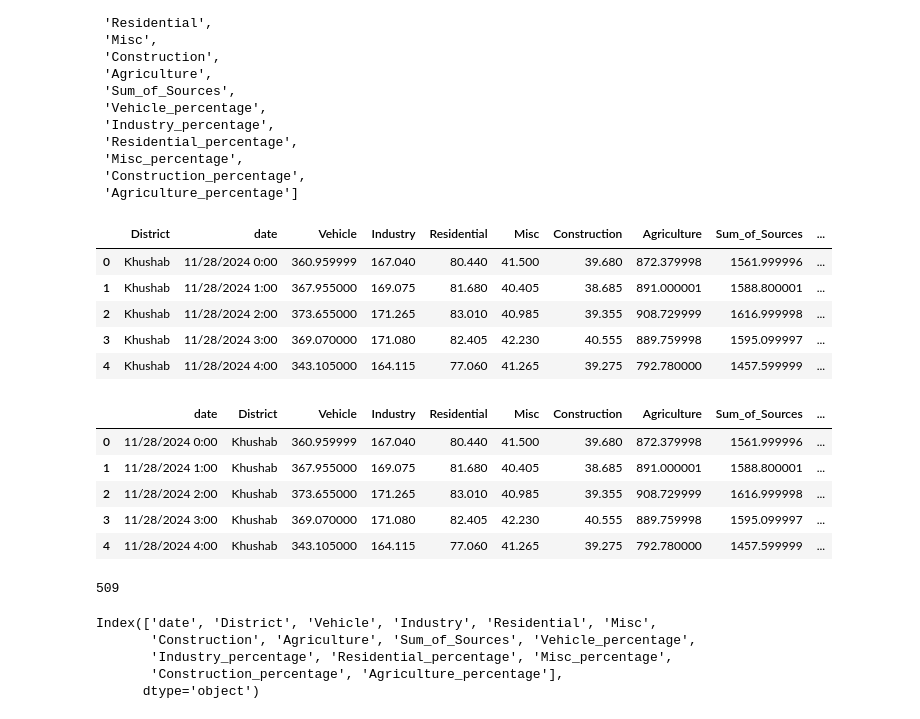
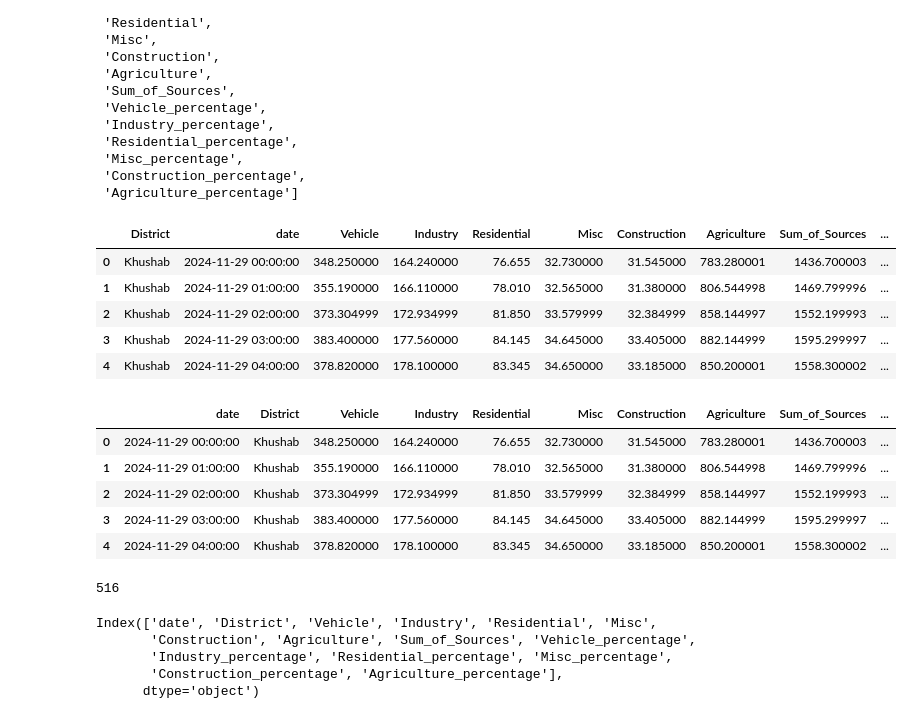
Before and after one commit to ReehaKashif/Smog-Project, a Jupyter notebook: fastapi-server/octapi_db.ipynb, the cells around one changed output. Cells and saved outputs as stored; diff of their text form; code cells hidden in the pictures.

```diff
--- a/fastapi-server/octapi_db.ipynb
+++ b/fastapi-server/octapi_db.ipynb
@@ -473,30 +473,30 @@ columns
  'Agriculture_percentage']
 # %%
 import pandas as pd
-df = pd.read_csv("28th.csv")
+df = pd.read_csv("29th.csv")
 df.head()
 # %% [output]
 |  | District | date | Vehicle | Industry | Residential | Misc | Construction | Agriculture | Sum_of_Sources | ... |
-| 0 | Khushab | 11/28/2024 0:00 | 360.959999 | 167.040 | 80.440 | 41.500 | 39.680 | 872.379998 | 1561.999996 | ... |
-| 1 | Khushab | 11/28/2024 1:00 | 367.955000 | 169.075 | 81.680 | 40.405 | 38.685 | 891.000001 | 1588.800001 | ... |
-| 2 | Khushab | 11/28/2024 2:00 | 373.655000 | 171.265 | 83.010 | 40.985 | 39.355 | 908.729999 | 1616.999998 | ... |
-| 3 | Khushab | 11/28/2024 3:00 | 369.070000 | 171.080 | 82.405 | 42.230 | 40.555 | 889.759998 | 1595.099997 | ... |
-| 4 | Khushab | 11/28/2024 4:00 | 343.105000 | 164.115 | 77.060 | 41.265 | 39.275 | 792.780000 | 1457.599999 | ... |
+| 0 | Khushab | 2024-11-29 00:00:00 | 348.250000 | 164.240000 | 76.655 | 32.730000 | 31.545000 | 783.280001 | 1436.700003 | ... |
+| 1 | Khushab | 2024-11-29 01:00:00 | 355.190000 | 166.110000 | 78.010 | 32.565000 | 31.380000 | 806.544998 | 1469.799996 | ... |
+| 2 | Khushab | 2024-11-29 02:00:00 | 373.304999 | 172.934999 | 81.850 | 33.579999 | 32.384999 | 858.144997 | 1552.199993 | ... |
+| 3 | Khushab | 2024-11-29 03:00:00 | 383.400000 | 177.560000 | 84.145 | 34.645000 | 33.405000 | 882.144999 | 1595.299997 | ... |
+| 4 | Khushab | 2024-11-29 04:00:00 | 378.820000 | 178.100000 | 83.345 | 34.650000 | 33.185000 | 850.200001 | 1558.300002 | ... |
 # %%
 df = df[['date'] + [col for col in df.columns if col != 'date']]
 # %%
 df.head()
 # %% [output]
 |  | date | District | Vehicle | Industry | Residential | Misc | Construction | Agriculture | Sum_of_Sources | ... |
-| 0 | 11/28/2024 0:00 | Khushab | 360.959999 | 167.040 | 80.440 | 41.500 | 39.680 | 872.379998 | 1561.999996 | ... |
-| 1 | 11/28/2024 1:00 | Khushab | 367.955000 | 169.075 | 81.680 | 40.405 | 38.685 | 891.000001 | 1588.800001 | ... |
-| 2 | 11/28/2024 2:00 | Khushab | 373.655000 | 171.265 | 83.010 | 40.985 | 39.355 | 908.729999 | 1616.999998 | ... |
-| 3 | 11/28/2024 3:00 | Khushab | 369.070000 | 171.080 | 82.405 | 42.230 | 40.555 | 889.759998 | 1595.099997 | ... |
-| 4 | 11/28/2024 4:00 | Khushab | 343.105000 | 164.115 | 77.060 | 41.265 | 39.275 | 792.780000 | 1457.599999 | ... |
+| 0 | 2024-11-29 00:00:00 | Khushab | 348.250000 | 164.240000 | 76.655 | 32.730000 | 31.545000 | 783.280001 | 1436.700003 | ... |
+| 1 | 2024-11-29 01:00:00 | Khushab | 355.190000 | 166.110000 | 78.010 | 32.565000 | 31.380000 | 806.544998 | 1469.799996 | ... |
+| 2 | 2024-11-29 02:00:00 | Khushab | 373.304999 | 172.934999 | 81.850 | 33.579999 | 32.384999 | 858.144997 | 1552.199993 | ... |
+| 3 | 2024-11-29 03:00:00 | Khushab | 383.400000 | 177.560000 | 84.145 | 34.645000 | 33.405000 | 882.144999 | 1595.299997 | ... |
+| 4 | 2024-11-29 04:00:00 | Khushab | 378.820000 | 178.100000 | 83.345 | 34.650000 | 33.185000 | 850.200001 | 1558.300002 | ... |
 # %%
 df.duplicated().sum()
 # %% [output]
-509
+516
 # %%
 df.columns = [col.replace('%', '_percentage') for col in df.columns]
 df.columns
```
Also changed, not shown: parts of 2 cells of this notebook, 3 other files.
